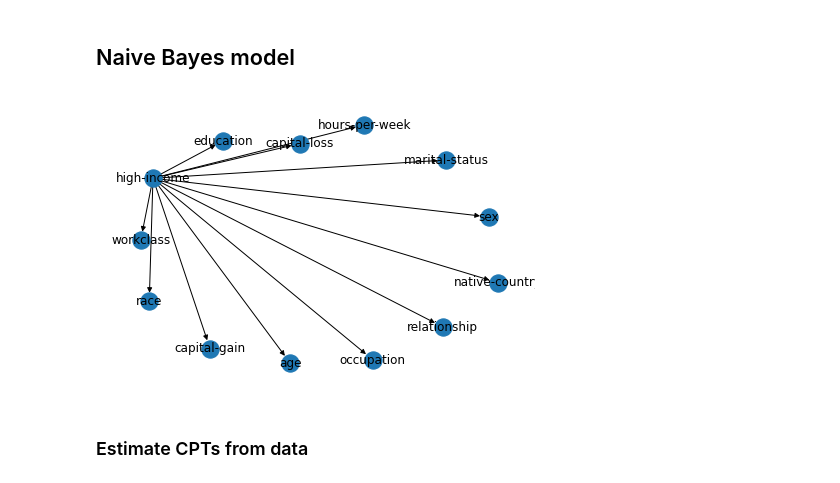
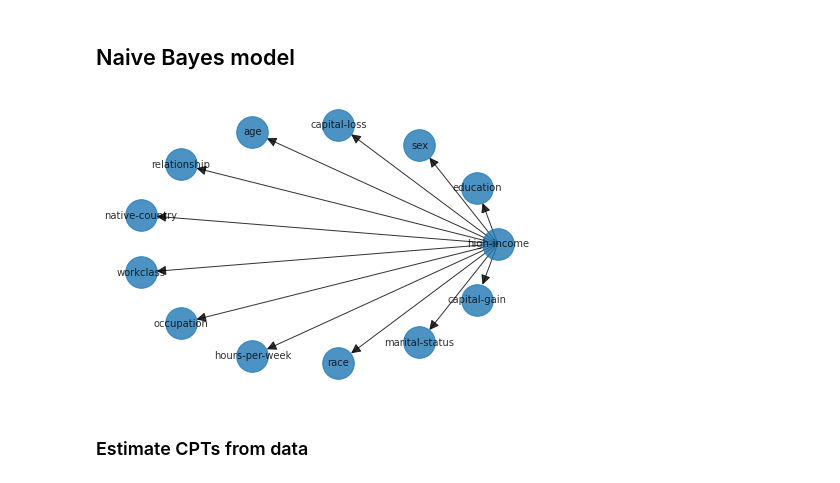
Before and after one commit to Wadaboa/bayesian-net-classifier, a Jupyter notebook: classify.ipynb, the cells around one changed output. Saved outputs shown, nothing was run; the diff lists cells and outputs as text; code cells hidden in the pictures.

Commit message:
add tan model

```diff
--- a/classify.ipynb
+++ b/classify.ipynb
@@ -245,12 +248,12 @@ def accuracy(test_data, predicted_data):
 # %%
 nb_model = NaiveBayes(
     feature_vars=feature_variables,
     dependent_var=target_variable
 )
-nx.draw(nb_model, with_labels=True)
+nx.draw_circular(nb_model, with_labels=True, arrowsize=20, node_size=1000, font_size=10, alpha=0.8)
 plt.show()
 # %% [output]
-[figure, old version]
+[figure, new version]
 # %% [markdown]
 ### Estimate CPTs from data
 # %%
```
Also changed, not shown: parts of 14 cells of this notebook, 2 other files.
